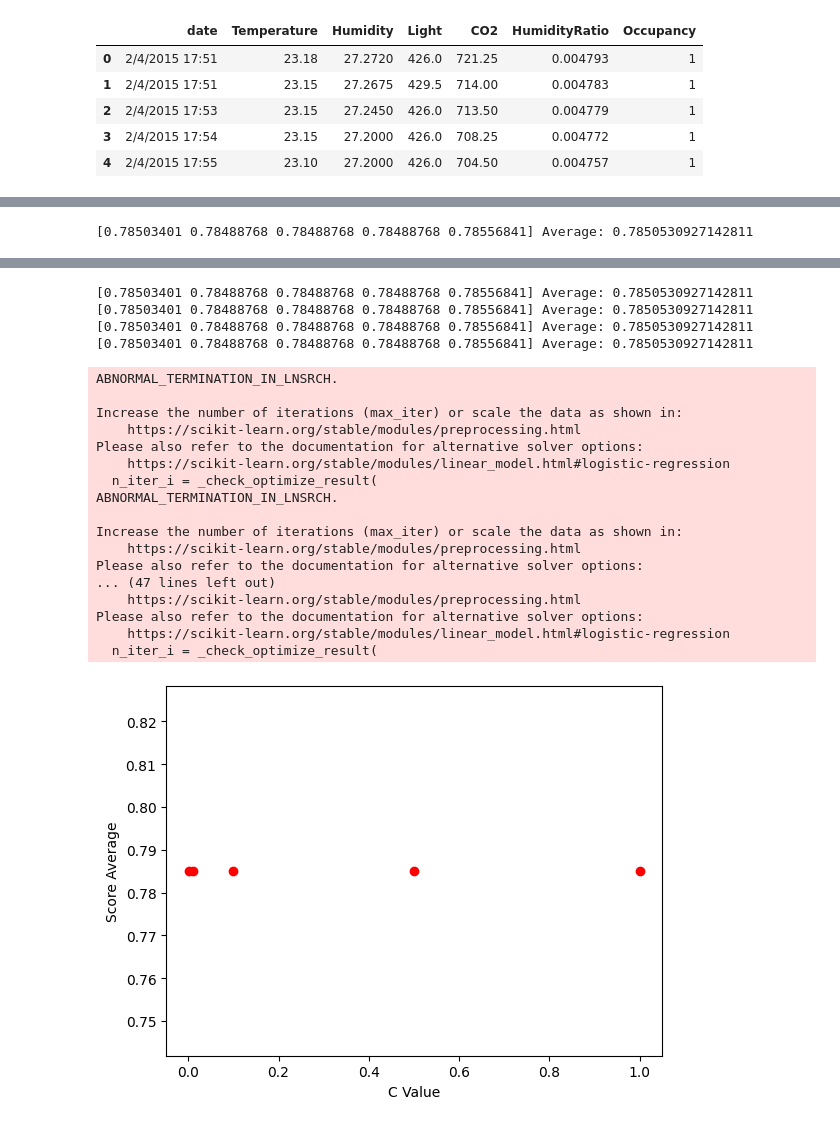
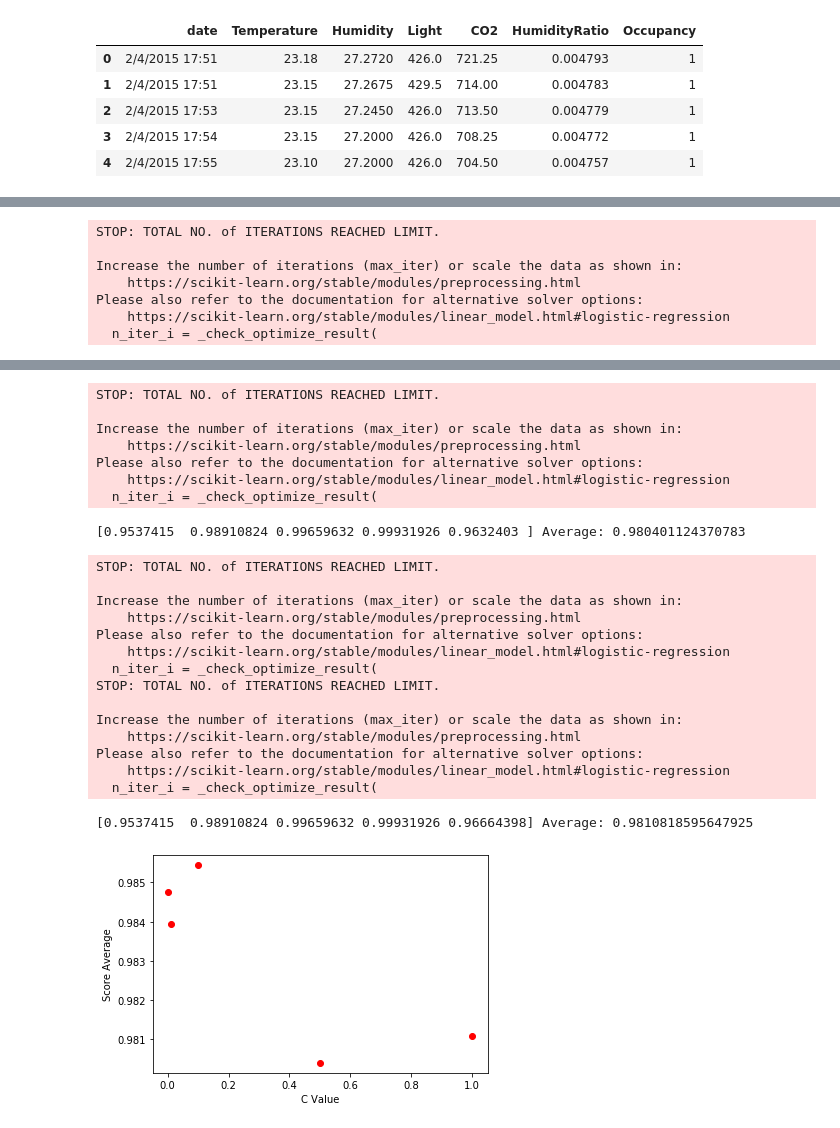
Before and after one commit to paul-semadeni/USU-MCS-Programs, a Jupyter notebook: Spring-2024/Intro-to-Data-Analysis/Assignment-7/main.ipynb, the cells around one changed output, grey strips where cells are left out. Cells and saved outputs as stored; diff of their text form; code cells hidden in the pictures.

```diff
--- a/Spring-2024/Intro-to-Data-Analysis/Assignment-7/main.ipynb
+++ b/Spring-2024/Intro-to-Data-Analysis/Assignment-7/main.ipynb
@@ -25,3 +25,10 @@ train_office_df.head()
 | 2 | 2/4/2015 17:53 | 23.15 | 27.2450 | 426.0 | 713.50 | 0.004779 | 1 |
 | 3 | 2/4/2015 17:54 | 23.15 | 27.2000 | 426.0 | 708.25 | 0.004772 | 1 |
 | 4 | 2/4/2015 17:55 | 23.10 | 27.2000 | 426.0 | 704.50 | 0.004757 | 1 |
+# %%
+# Convert datetime into if the datetime lands within business hours. Assuming business hours are 7 am to 6 pm
+train_office_df["date_time"] = train_office_df["date"].str.split(" ", n=1, expand=True)[1]
+train_office_df["business_hours"] = (train_office_df["date_time"].str.split(":", n=1, expand=True)[0].astype(int) >= 7) & (train_office_df["date_time"].str.split(":", n=1, expand=True)[0].astype(int) < 18)
+train_office_df["business_hours"] = train_office_df["business_hours"].astype(int)
+train_office_df = train_office_df.drop(columns=["date_time", "date"])
+print(train_office_df.head())
@@ -28,2 +63,5 @@ train_office_df.head()
+# %%
+Y = train_office_df["Occupancy"]
+X = train_office_df.drop("Occupancy", axis=1)
 # %%
 # TODO: (a)	Train the following classifiers (using 5-fold cross-validation) on the train  office.csv file and calculate the average accuracy of the cross-validation for each method given below. Vary the hyperparameters of the classifier and draw a plot that shows the average cross-validation accuracy versus hyperparameter values for each classification method shown below: i.	Decision tree (DT) (maxdepth = 1, 5, 10, 50, 100)
@@ -105,11 +145,7 @@ knn(num_neighbors, train_office_df)
 # %%
 # TODO: iii. Logistic regression (LR) (C = 0.001, 0.01, 0.1, 0.5, 1)
-def log_reg(c_values, df, actual=False):
+def log_reg(c_values, X, Y, actual=False):
     for c in c_values:
-        Y = df["Occupancy"]
-        X = df.drop("Occupancy", axis=1)
-        # Convert date to int
-        X["date"] = pd.to_datetime(X["date"]).astype("int64")
         X_train, X_test, Y_train, Y_test = train_test_split(X, Y, test_size=0.8, random_state=1)
         clf = linear_model.LogisticRegression(C=c)
         clf.fit(X,Y)
@@ -122,11 +158,19 @@ def log_reg(c_values, df, actual=False):
             plt.ylabel("Score Average")
         if actual:
             Y_pred = clf.predict(X_test)
+            Y_prob = clf.predict_proba(X_test)
             conf_mat = confusion_matrix(Y_test, Y_pred)
             print(conf_mat)
-            return conf_mat
+            confusion_matrix_calculations(conf_mat)
+            return Y_test, Y_prob
 
 c_values = [0.001, 0.01, 0.1, 0.5, 1]
-log_reg(c_values, train_office_df)
+log_reg(c_values, X, Y)
 # %% [output]
-[0.78503401 0.78488768 0.78488768 0.78488768 0.78556841] Average: 0.7850530927142811
+STOP: TOTAL NO. of ITERATIONS REACHED LIMIT.
+
+Increase the number of iterations (max_iter) or scale the data as shown in:
+    https://scikit-learn.org/stable/modules/preprocessing.html
+Please also refer to the documentation for alternative solver options:
+    https://scikit-learn.org/stable/modules/linear_model.html#logistic-regression
+  n_iter_i = _check_optimize_result(
@@ -150,22 +180,24 @@ Please also refer to the documentation for alternative solver options:
-[0.78503401 0.78488768 0.78488768 0.78488768 0.78556841] Average: 0.7850530927142811
-[0.78503401 0.78488768 0.78488768 0.78488768 0.78556841] Average: 0.7850530927142811
-[0.78503401 0.78488768 0.78488768 0.78488768 0.78556841] Average: 0.7850530927142811
-[0.78503401 0.78488768 0.78488768 0.78488768 0.78556841] Average: 0.7850530927142811
+STOP: TOTAL NO. of ITERATIONS REACHED LIMIT.
+
+Increase the number of iterations (max_iter) or scale the data as shown in:
+    https://scikit-learn.org/stable/modules/preprocessing.html
+Please also refer to the documentation for alternative solver options:
+    https://scikit-learn.org/stable/modules/linear_model.html#logistic-regression
+  n_iter_i = _check_optimize_result(
-ABNORMAL_TERMINATION_IN_LNSRCH.
-
-Increase the number of iterations (max_iter) or scale the data as shown in:
-    https://scikit-learn.org/stable/modules/preprocessing.html
-Please also refer to the documentation for alternative solver options:
-    https://scikit-learn.org/stable/modules/linear_model.html#logistic-regression
-  n_iter_i = _check_optimize_result(
-ABNORMAL_TERMINATION_IN_LNSRCH.
-
-Increase the number of iterations (max_iter) or scale the data as shown in:
-    https://scikit-learn.org/stable/modules/preprocessing.html
-Please also refer to the documentation for alternative solver options:
-... (47 lines left out)
-    https://scikit-learn.org/stable/modules/preprocessing.html
-Please also refer to the documentation for alternative solver options:
-    https://scikit-learn.org/stable/modules/linear_model.html#logistic-regression
-  n_iter_i = _check_optimize_result(
+[0.9537415  0.98910824 0.99659632 0.99931926 0.9632403 ] Average: 0.980401124370783
+STOP: TOTAL NO. of ITERATIONS REACHED LIMIT.
+
+Increase the number of iterations (max_iter) or scale the data as shown in:
+    https://scikit-learn.org/stable/modules/preprocessing.html
+Please also refer to the documentation for alternative solver options:
+    https://scikit-learn.org/stable/modules/linear_model.html#logistic-regression
+  n_iter_i = _check_optimize_result(
+STOP: TOTAL NO. of ITERATIONS REACHED LIMIT.
+
+Increase the number of iterations (max_iter) or scale the data as shown in:
+    https://scikit-learn.org/stable/modules/preprocessing.html
+Please also refer to the documentation for alternative solver options:
+    https://scikit-learn.org/stable/modules/linear_model.html#logistic-regression
+  n_iter_i = _check_optimize_result(
+[0.9537415  0.98910824 0.99659632 0.99931926 0.96664398] Average: 0.9810818595647925
-[figure, old version]
+[figure, new version]
```
Also changed, not shown: parts of 19 cells of this notebook.
